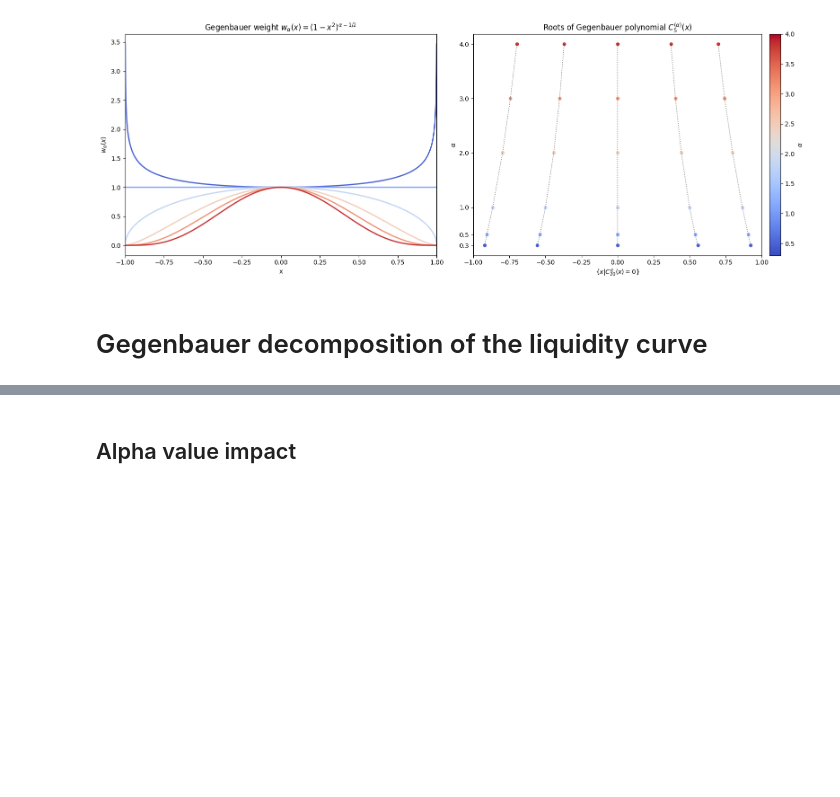
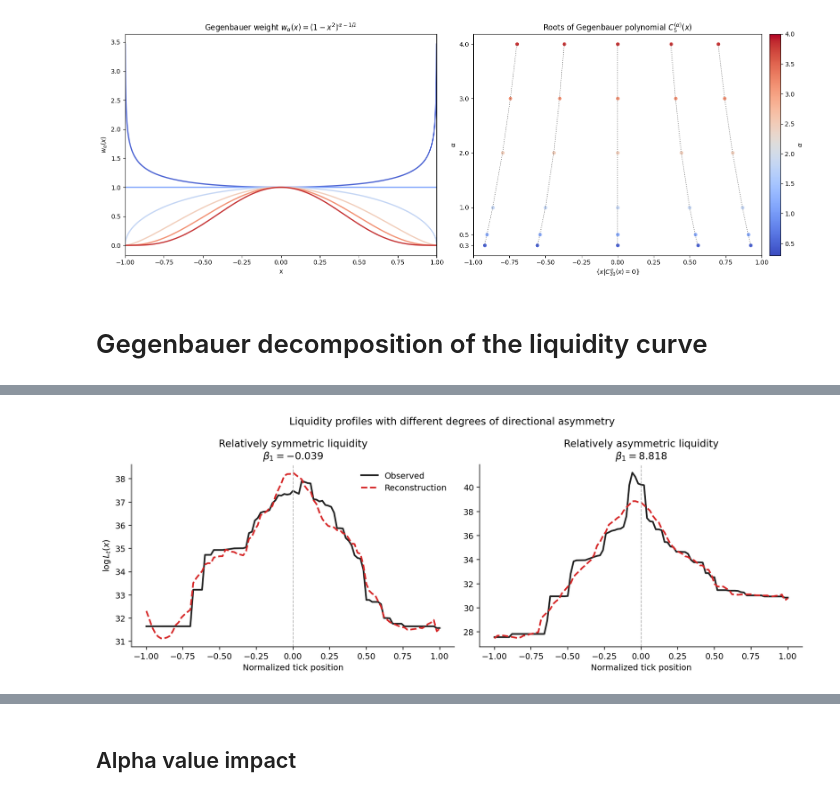
Before and after one commit to QuantLet/onchain-insights, a Jupyter notebook: 7. Gegenbauer Polynomials/code.ipynb, the cells around one changed output, grey strips where cells are left out. Cells and saved outputs as stored; diff of their text form; code cells hidden in the pictures; blank space fills up the shorter version.

```diff
--- a/7. Gegenbauer Polynomials/code.ipynb
+++ b/7. Gegenbauer Polynomials/code.ipynb
@@ -209,0 +606,75 @@ fig.savefig('./gegenbauer_scores_comparison.png', dpi=300, transparent = True, b
+# %%
+# Degree-one score as an asymmetry indicator
+degree_one = scores[:, 1]
+
+# Select observations from the lower and upper deciles of |beta_1|
+abs_degree_one = np.abs(degree_one)
+
+symmetric_candidates = np.where(
+    abs_degree_one <= np.nanquantile(abs_degree_one, 0.10)
+)[0]
+
+asymmetric_candidates = np.where(
+    abs_degree_one >= np.nanquantile(abs_degree_one, 0.90)
+)[0]
+
+idx_symmetric = symmetric_candidates[len(symmetric_candidates) // 2]
+idx_asymmetric = asymmetric_candidates[len(asymmetric_candidates) // 2]
+
+fig, axes = plt.subplots(
+    1,
+    2,
+    figsize=(12, 4.5),
+    sharey=False
+)
+
+for ax, idx, title in [
+    (
+        axes[0],
+        idx_symmetric,
+        "Relatively symmetric liquidity"
+    ),
+    (
+        axes[1],
+        idx_asymmetric,
+        "Relatively asymmetric liquidity"
+    ),
+]:
+    ax.plot(
+        x,
+        Y_obs[idx],
+        color="#222222",
+        lw=2,
+        label="Observed"
+    )
+
+    ax.plot(
+        x,
+        Y_hat[idx],
+        color="#d62728",
+        lw=2,
+        ls="--",
+        label="Reconstruction"
+    )
+
+    ax.axvline(0, color="0.7", lw=0.9, ls="--")
+    ax.set_xlabel("Normalized tick position")
+    ax.set_title(
+        f"{title}\n"
+        rf"$\beta_1={scores[idx, 1]:.3f}$"
+    )
+
+axes[0].set_ylabel(r"$\log L_t(x)$")
+axes[0].legend(frameon=False)
+
+fig.suptitle(
+    "Liquidity profiles with different degrees of directional asymmetry"
+)
+fig.tight_layout()
+plt.savefig("symmetric_vs_asymmetric_liquidity.png", bbox_inches="tight", dpi = 300, transparent = True)
+plt.show()
+
+print("Symmetric example:", timestamps[idx_symmetric])
+print("Asymmetric example:", timestamps[idx_asymmetric])
+# %% [output]
+[figure, added]
```
Also changed, not shown: parts of 10 cells of this notebook, 2 other files.
